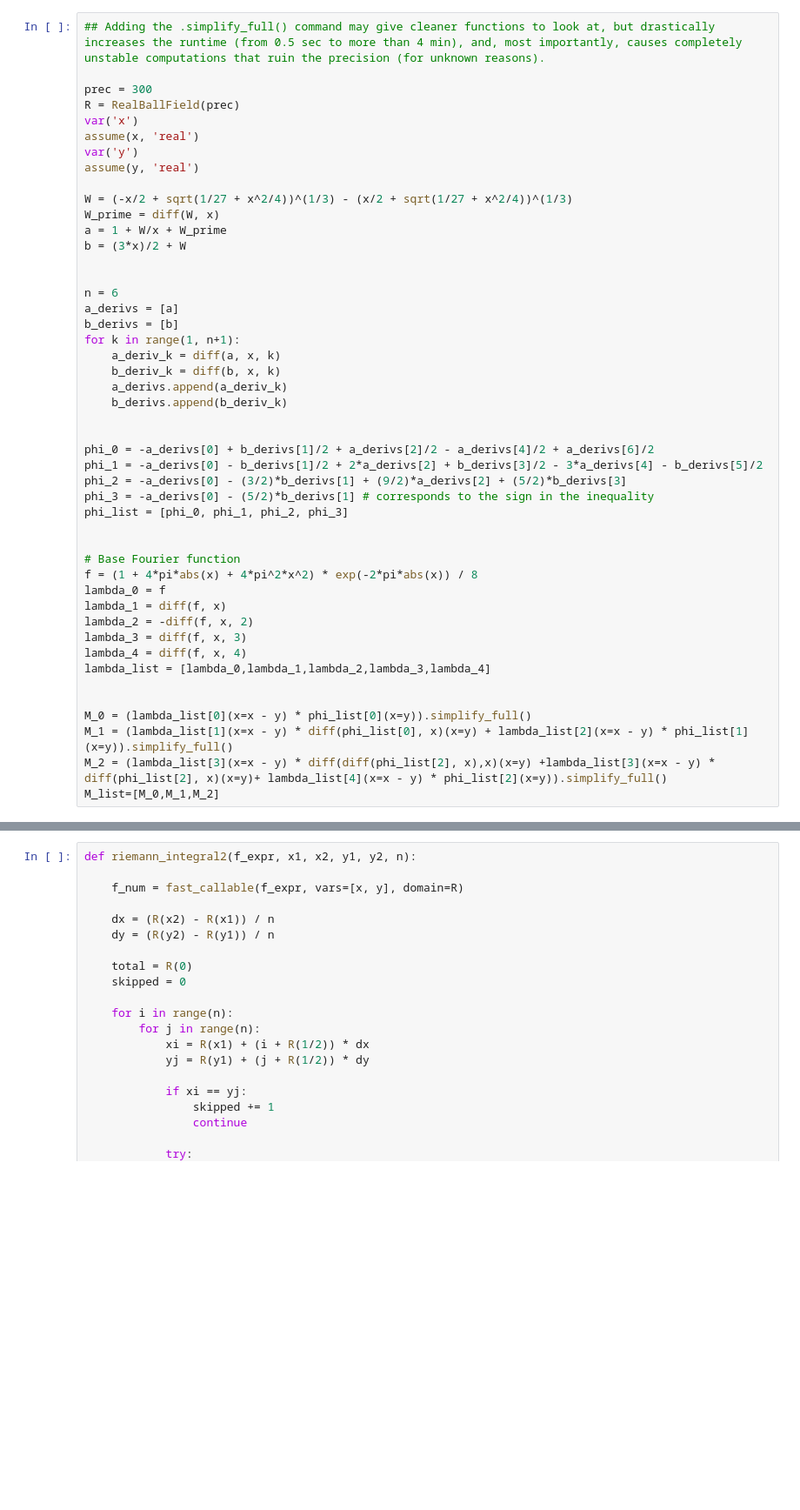
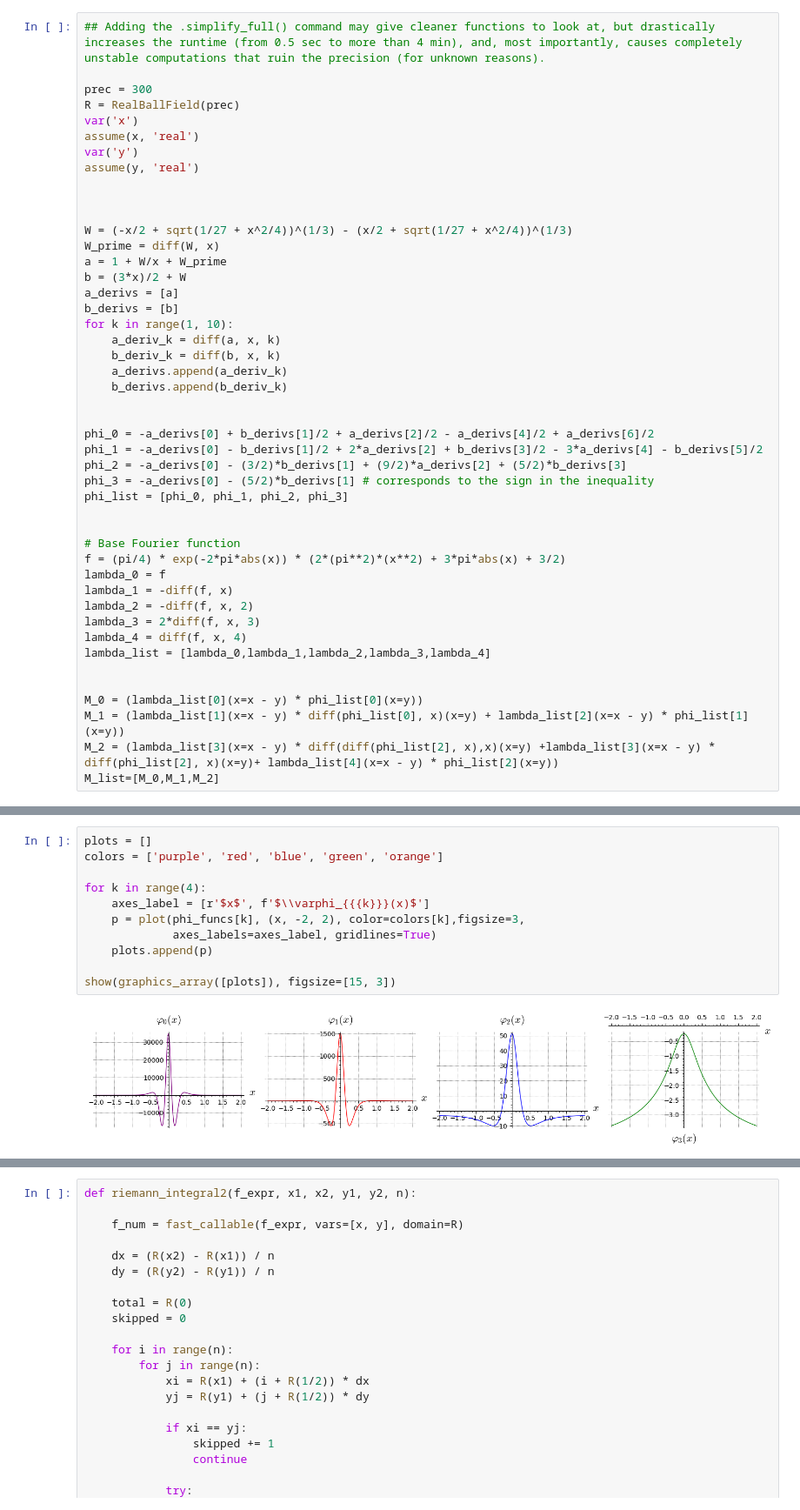
Before and after one commit to Hazdard/fluids_arith, a Jupyter notebook: rigorous_kernel.ipynb, the cells around one changed output, grey strips where cells are left out. Shown at 87% size. Drawn from its saved outputs; the diff is of its cells as text; blank space fills up the shorter version.

```diff
--- a/rigorous_kernel.ipynb
+++ b/rigorous_kernel.ipynb
@@ -25,16 +13,15 @@ assume(x, 'real')
 var('y')
 assume(y, 'real')
 
+
+
 W = (-x/2 + sqrt(1/27 + x^2/4))^(1/3) - (x/2 + sqrt(1/27 + x^2/4))^(1/3)
 W_prime = diff(W, x)
 a = 1 + W/x + W_prime
 b = (3*x)/2 + W
-
-
-n = 6
 a_derivs = [a]
 b_derivs = [b]
-for k in range(1, n+1):
+for k in range(1, 10):
     a_deriv_k = diff(a, x, k)
     b_deriv_k = diff(b, x, k)
     a_derivs.append(a_deriv_k)
@@ -49,16 +36,16 @@ phi_list = [phi_0, phi_1, phi_2, phi_3]
 
 
 # Base Fourier function
-f = (1 + 4*pi*abs(x) + 4*pi^2*x^2) * exp(-2*pi*abs(x)) / 8
+f = (pi/4) * exp(-2*pi*abs(x)) * (2*(pi**2)*(x**2) + 3*pi*abs(x) + 3/2)
 lambda_0 = f
-lambda_1 = diff(f, x)
+lambda_1 = -diff(f, x)
 lambda_2 = -diff(f, x, 2)
-lambda_3 = diff(f, x, 3)
+lambda_3 = 2*diff(f, x, 3)
 lambda_4 = diff(f, x, 4)
 lambda_list = [lambda_0,lambda_1,lambda_2,lambda_3,lambda_4]
 
 
-M_0 = (lambda_list[0](x=x - y) * phi_list[0](x=y)).simplify_full()
-M_1 = (lambda_list[1](x=x - y) * diff(phi_list[0], x)(x=y) + lambda_list[2](x=x - y) * phi_list[1](x=y)).simplify_full()
-M_2 = (lambda_list[3](x=x - y) * diff(diff(phi_list[2], x),x)(x=y) +lambda_list[3](x=x - y) * diff(phi_list[2], x)(x=y)+ lambda_list[4](x=x - y) * phi_list[2](x=y)).simplify_full()
+M_0 = (lambda_list[0](x=x - y) * phi_list[0](x=y))
+M_1 = (lambda_list[1](x=x - y) * diff(phi_list[0], x)(x=y) + lambda_list[2](x=x - y) * phi_list[1](x=y))
+M_2 = (lambda_list[3](x=x - y) * diff(diff(phi_list[2], x),x)(x=y) +lambda_list[3](x=x - y) * diff(phi_list[2], x)(x=y)+ lambda_list[4](x=x - y) * phi_list[2](x=y))
 M_list=[M_0,M_1,M_2]
@@ -85,3 +134,16 @@ show(graphics_array([plots]), figsize=[15, 3])
+# %%
+plots = []
+colors = ['purple', 'red', 'blue', 'green', 'orange']
+
+for k in range(4):
+    axes_label = [r'$x$', f'$\\varphi_{{{k}}}(x)$']
+    p = plot(phi_funcs[k], (x, -2, 2), color=colors[k],figsize=3,
+             axes_labels=axes_label, gridlines=True)
+    plots.append(p)
+
+show(graphics_array([plots]), figsize=[15, 3])
+# %% [output]
+[figure, added]
 # %%
 plots = []
 colors = ['purple', 'red', 'blue', 'green', 'orange']
```
Also changed, not shown: parts of 11 cells of this notebook, 1 other file.
